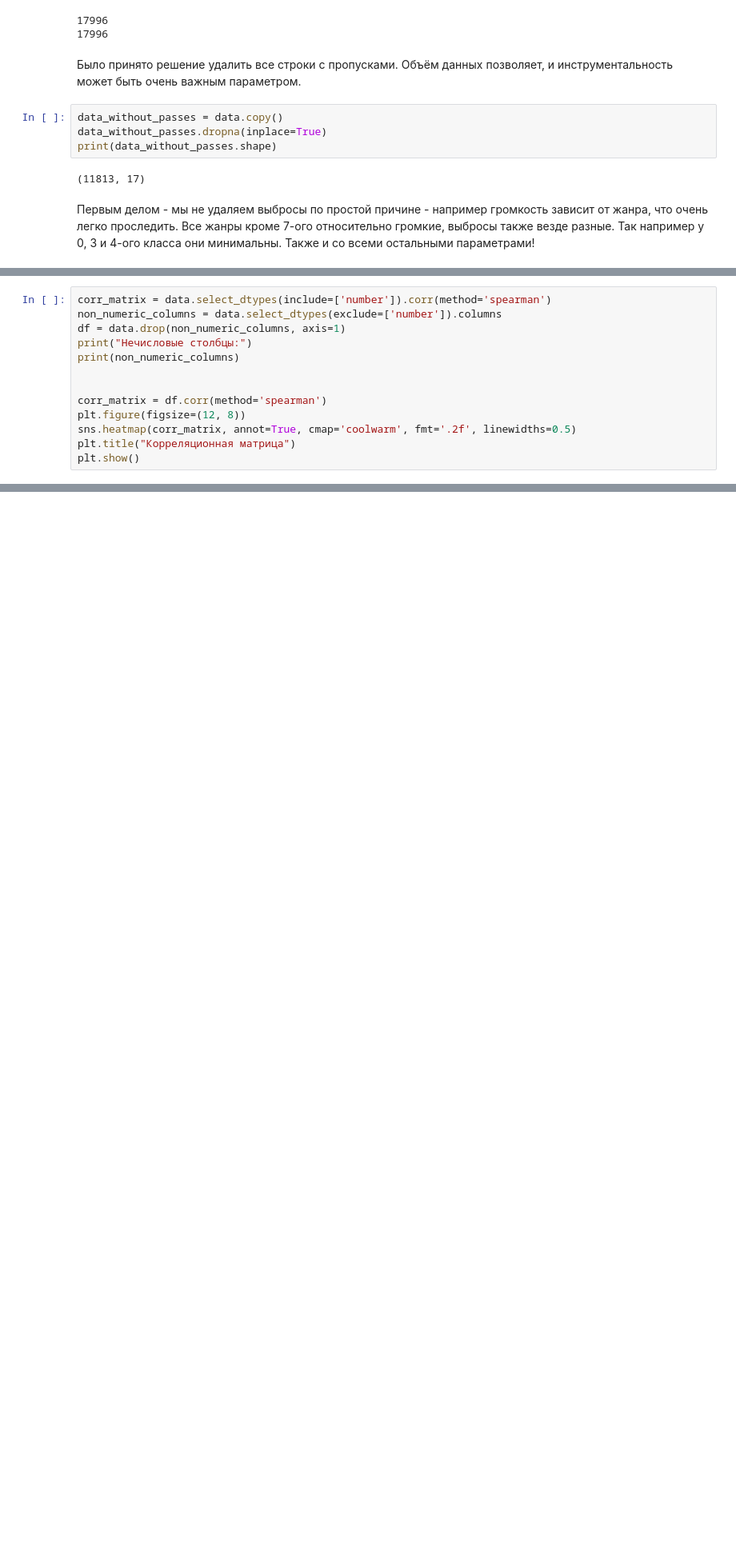
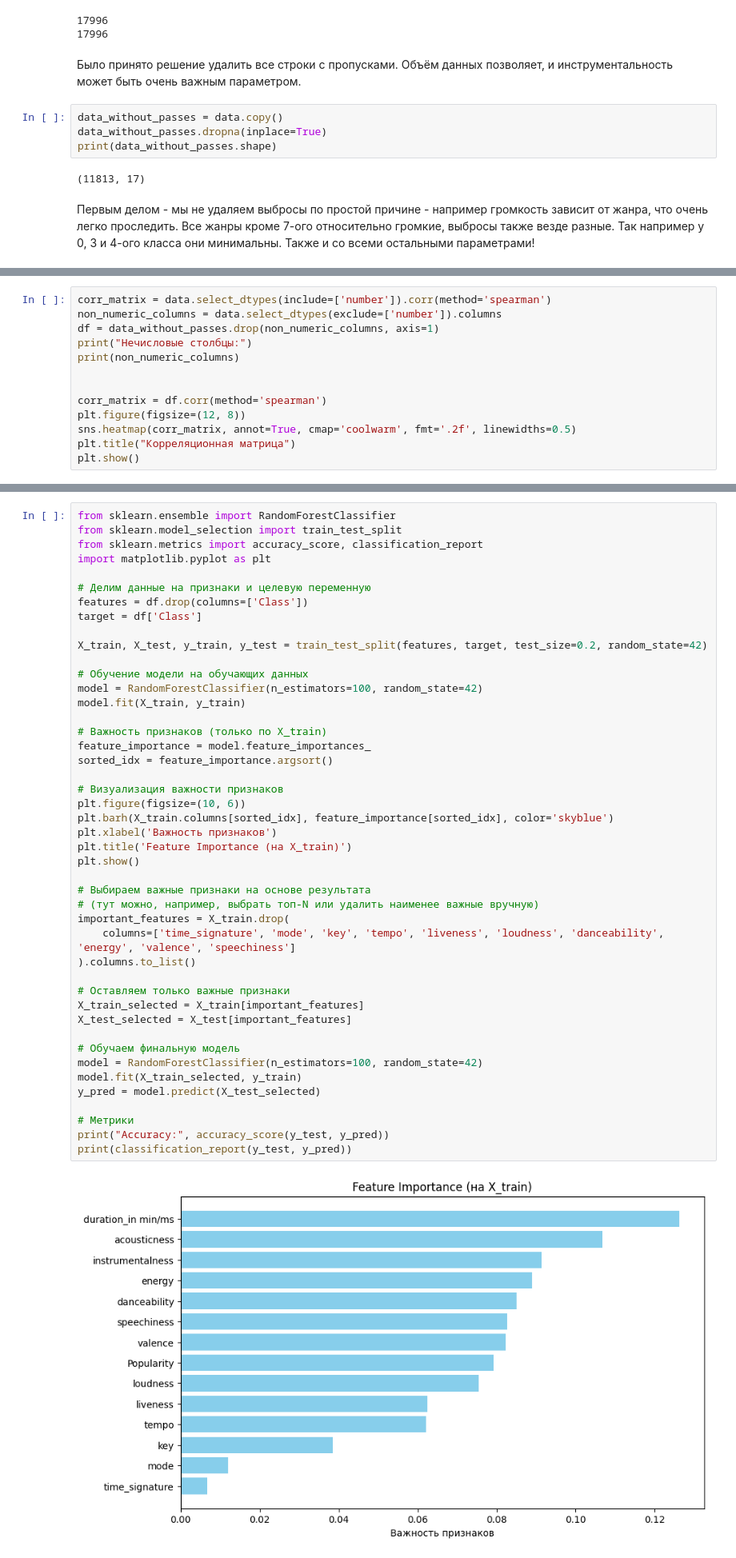
Before and after one commit to delilit/AI_Project, a Jupyter notebook: main.ipynb, the cells around one changed output, grey strips where cells are left out. Shown: that part at 80% size. Drawn from its saved outputs; the diff is of its cells as text; blank space fills up the shorter version.

Commit message:
Random Forest

```diff
--- a/main.ipynb
+++ b/main.ipynb
@@ -99,7 +99,7 @@ plt.show()
 # %%
 corr_matrix = data.select_dtypes(include=['number']).corr(method='spearman')
 non_numeric_columns = data.select_dtypes(exclude=['number']).columns
-df = data.drop(non_numeric_columns, axis=1)
+df = data_without_passes.drop(non_numeric_columns, axis=1)
 print("Нечисловые столбцы:")
 print(non_numeric_columns)
 
@@ -113,3 +113,50 @@ plt.show()
 Нечисловые столбцы:
 Index(['Artist Name', 'Track Name'], dtype='object')
 [figure]
+# %%
+from sklearn.ensemble import RandomForestClassifier
+from sklearn.model_selection import train_test_split
+from sklearn.metrics import accuracy_score, classification_report
+import matplotlib.pyplot as plt
+
+# Делим данные на признаки и целевую переменную
+features = df.drop(columns=['Class'])
+target = df['Class']
+
+X_train, X_test, y_train, y_test = train_test_split(features, target, test_size=0.2, random_state=42)
+
+# Обучение модели на обучающих данных
+model = RandomForestClassifier(n_estimators=100, random_state=42)
+model.fit(X_train, y_train)
+
+# Важность признаков (только по X_train)
+feature_importance = model.feature_importances_
+sorted_idx = feature_importance.argsort()
+
+# Визуализация важности признаков
+plt.figure(figsize=(10, 6))
+plt.barh(X_train.columns[sorted_idx], feature_importance[sorted_idx], color='skyblue')
+plt.xlabel('Важность признаков')
+plt.title('Feature Importance (на X_train)')
+plt.show()
+
+# Выбираем важные признаки на основе результата
+# (тут можно, например, выбрать топ-N или удалить наименее важные вручную)
+important_features = X_train.drop(
+    columns=['time_signature', 'mode', 'key', 'tempo', 'liveness', 'loudness', 'danceability', 'energy', 'valence', 'speechiness']
+).columns.to_list()
+
+# Оставляем только важные признаки
+X_train_selected = X_train[important_features]
+X_test_selected = X_test[important_features]
+
+# Обучаем финальную модель
+model = RandomForestClassifier(n_estimators=100, random_state=42)
+model.fit(X_train_selected, y_train)
+y_pred = model.predict(X_test_selected)
+
+# Метрики
+print("Accuracy:", accuracy_score(y_test, y_pred))
+print(classification_report(y_test, y_pred))
+# %% [output]
+[figure, added]
```
Also changed, not shown: parts of 2 cells of this notebook.
